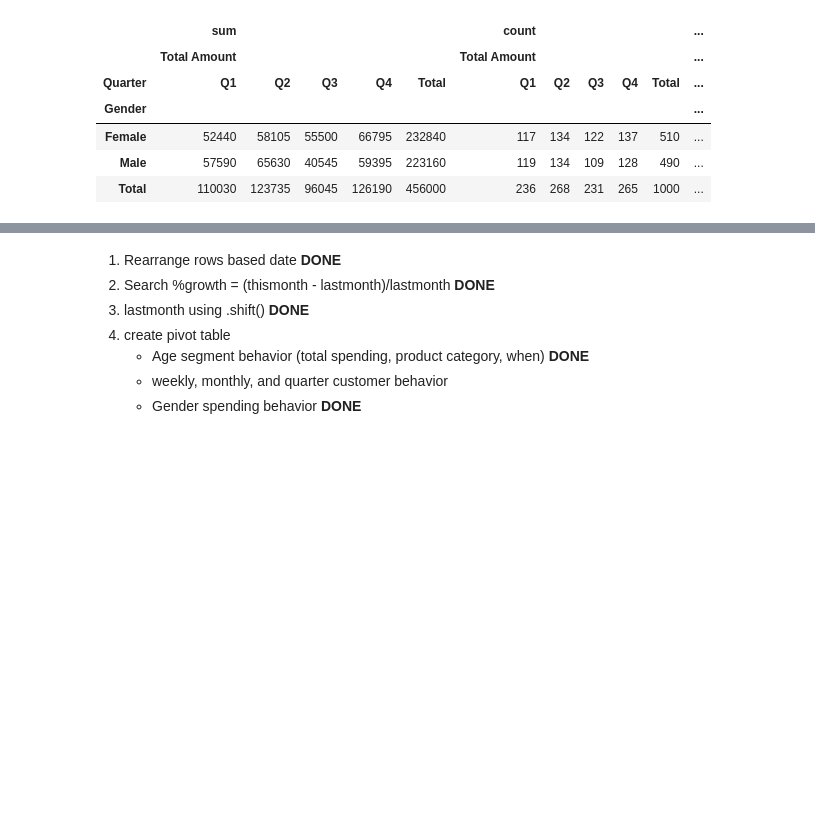
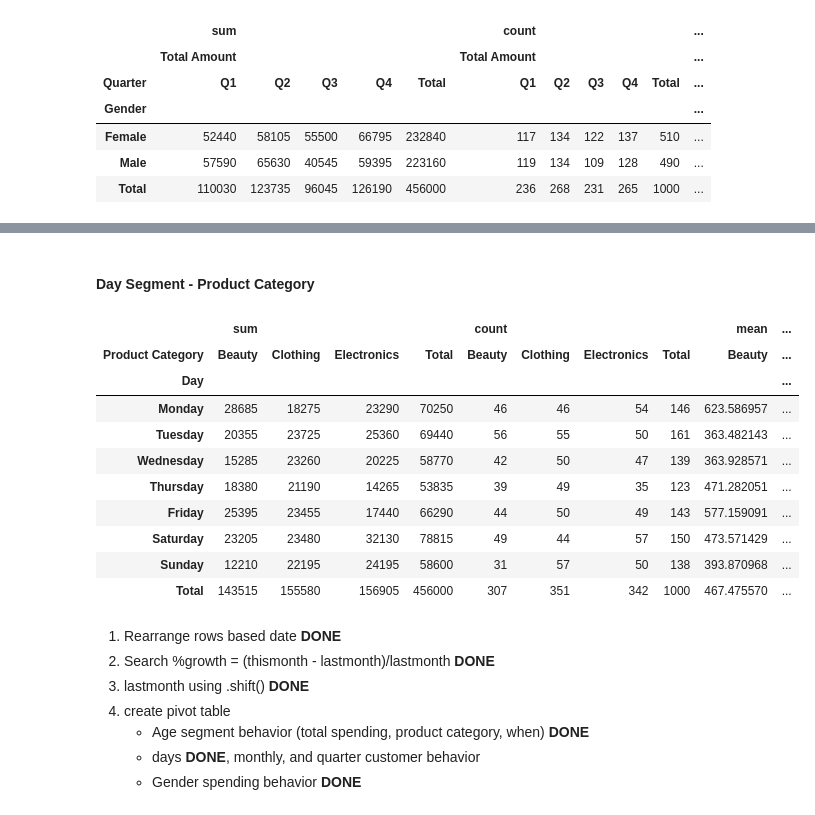
Before and after one commit to gracekaroma/analysis-of-sales-dataset, a Jupyter notebook: Sales Dataset Notebook.ipynb, the cells around one changed output, grey strips where cells are left out. Saved outputs shown, nothing was run; the diff lists cells and outputs as text; code cells hidden in the pictures; blank space fills up the shorter version.

Commit message:
Pivot table - Day segment

```diff
--- a/Sales Dataset Notebook.ipynb
+++ b/Sales Dataset Notebook.ipynb
@@ -487,0 +490,6 @@ pd.pivot_table(
+# %%
+# Make days order
+day_order = ['Monday', 'Tuesday', 'Wednesday', 'Thursday', 'Friday', 'Saturday', 'Sunday']
+
+# Change days order
+df_sales['Day'] = pd.Categorical(df_sales['Day'], categories=day_order, ordered=True)
@@ -488,8 +520,33 @@ pd.pivot_table(
+# %% [markdown]
+#### **Day Segment - Product Category**
+# %%
+# Product Category
+pd.pivot_table(
+    data=df_sales,
+    index=['Day'],
+    values='Total Amount',
+    columns='Product Category',
+    aggfunc=['sum', 'count', 'mean'],
+    margins=True,
+    margins_name='Total'
+)
+# %% [output]
+|  | sum |  |  |  | count |  |  |  | mean | ... |
+| Product Category | Beauty | Clothing | Electronics | Total | Beauty | Clothing | Electronics | Total | Beauty | ... |
+| Day |  |  |  |  |  |  |  |  |  | ... |
+| Monday | 28685 | 18275 | 23290 | 70250 | 46 | 46 | 54 | 146 | 623.586957 | ... |
+| Tuesday | 20355 | 23725 | 25360 | 69440 | 56 | 55 | 50 | 161 | 363.482143 | ... |
+| Wednesday | 15285 | 23260 | 20225 | 58770 | 42 | 50 | 47 | 139 | 363.928571 | ... |
+| Thursday | 18380 | 21190 | 14265 | 53835 | 39 | 49 | 35 | 123 | 471.282051 | ... |
+| Friday | 25395 | 23455 | 17440 | 66290 | 44 | 50 | 49 | 143 | 577.159091 | ... |
+| Saturday | 23205 | 23480 | 32130 | 78815 | 49 | 44 | 57 | 150 | 473.571429 | ... |
+| Sunday | 12210 | 22195 | 24195 | 58600 | 31 | 57 | 50 | 138 | 393.870968 | ... |
+| Total | 143515 | 155580 | 156905 | 456000 | 307 | 351 | 342 | 1000 | 467.475570 | ... |
 # %% [markdown]
 1. Rearrange rows based date **DONE**
 2. Search %growth = (thismonth - lastmonth)/lastmonth **DONE**
 3. lastmonth using .shift() **DONE**
 4. create pivot table
     - Age segment behavior (total spending, product category, when) **DONE**
-    - weekly, monthly, and quarter customer behavior
+    - days **DONE**, monthly, and quarter customer behavior
     - Gender spending behavior **DONE**
```
Also changed, not shown: parts of 3 cells of this notebook.
